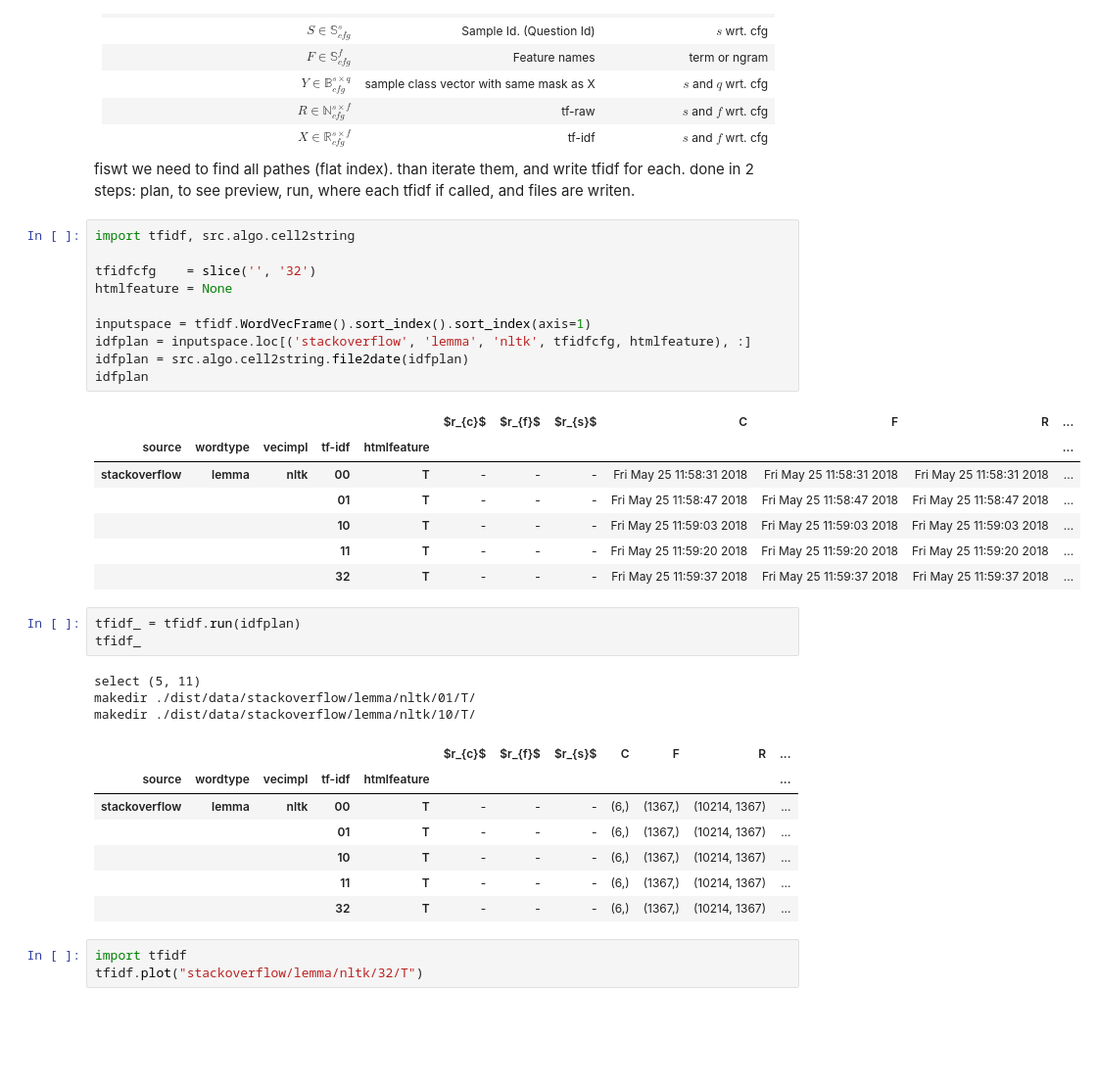
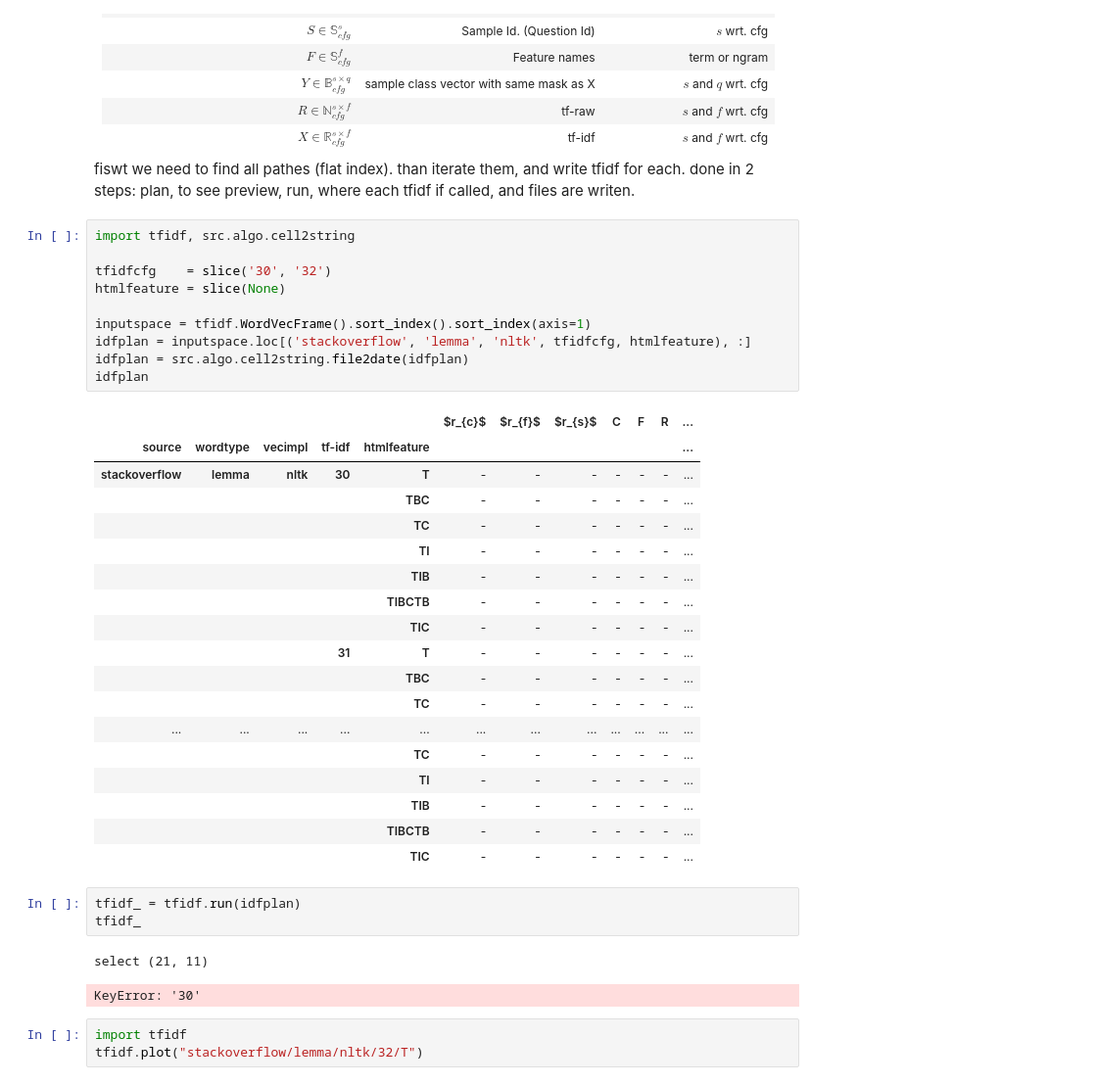
Before and after one commit to glouwa/StackOverflowTopicClustering, a Jupyter notebook: tfidf.ipynb, the cells around one changed output. Shown: that part at 98% size. Cells and saved outputs as stored; diff of their text form; blank space fills up the shorter version.

```diff
--- a/tfidf.ipynb
+++ b/tfidf.ipynb
@@ -52,35 +52,38 @@ done in 2 steps: plan, to see preview, run, where each tfidf if called, and file
 # %%
 import tfidf, src.algo.cell2string
 
-tfidfcfg    = slice('', '32')
-htmlfeature = None
+tfidfcfg    = slice('30', '32')
+htmlfeature = slice(None)
 
 inputspace = tfidf.WordVecFrame().sort_index().sort_index(axis=1)
 idfplan = inputspace.loc[('stackoverflow', 'lemma', 'nltk', tfidfcfg, htmlfeature), :]
 idfplan = src.algo.cell2string.file2date(idfplan)
 idfplan
 # %% [output]
 |  |  |  |  |  | $r_{c}$ | $r_{f}$ | $r_{s}$ | C | F | R | ... |
 | source | wordtype | vecimpl | tf-idf | htmlfeature |  |  |  |  |  |  | ... |
-| stackoverflow | lemma | nltk | 00 | T | - | - | - | Fri May 25 11:58:31 2018 | Fri May 25 11:58:31 2018 | Fri May 25 11:58:31 2018 | ... |
-|  |  |  | 01 | T | - | - | - | Fri May 25 11:58:47 2018 | Fri May 25 11:58:47 2018 | Fri May 25 11:58:47 2018 | ... |
-|  |  |  | 10 | T | - | - | - | Fri May 25 11:59:03 2018 | Fri May 25 11:59:03 2018 | Fri May 25 11:59:03 2018 | ... |
-|  |  |  | 11 | T | - | - | - | Fri May 25 11:59:20 2018 | Fri May 25 11:59:20 2018 | Fri May 25 11:59:20 2018 | ... |
-|  |  |  | 32 | T | - | - | - | Fri May 25 11:59:37 2018 | Fri May 25 11:59:37 2018 | Fri May 25 11:59:37 2018 | ... |
+| stackoverflow | lemma | nltk | 30 | T | - | - | - | - | - | - | ... |
+|  |  |  |  | TBC | - | - | - | - | - | - | ... |
+|  |  |  |  | TC | - | - | - | - | - | - | ... |
+|  |  |  |  | TI | - | - | - | - | - | - | ... |
+|  |  |  |  | TIB | - | - | - | - | - | - | ... |
+|  |  |  |  | TIBCTB | - | - | - | - | - | - | ... |
+|  |  |  |  | TIC | - | - | - | - | - | - | ... |
+|  |  |  | 31 | T | - | - | - | - | - | - | ... |
+|  |  |  |  | TBC | - | - | - | - | - | - | ... |
+|  |  |  |  | TC | - | - | - | - | - | - | ... |
+| ... | ... | ... | ... | ... | ... | ... | ... | ... | ... | ... | ... |
+|  |  |  |  | TC | - | - | - | - | - | - | ... |
+|  |  |  |  | TI | - | - | - | - | - | - | ... |
+|  |  |  |  | TIB | - | - | - | - | - | - | ... |
+|  |  |  |  | TIBCTB | - | - | - | - | - | - | ... |
+|  |  |  |  | TIC | - | - | - | - | - | - | ... |
 # %%
 tfidf_ = tfidf.run(idfplan)
 tfidf_
 # %% [output]
-select (5, 11)
-makedir ./dist/data/stackoverflow/lemma/nltk/01/T/
-makedir ./dist/data/stackoverflow/lemma/nltk/10/T/
+select (21, 11)
-|  |  |  |  |  | $r_{c}$ | $r_{f}$ | $r_{s}$ | C | F | R | ... |
-| source | wordtype | vecimpl | tf-idf | htmlfeature |  |  |  |  |  |  | ... |
-| stackoverflow | lemma | nltk | 00 | T | - | - | - | (6,) | (1367,) | (10214, 1367) | ... |
-|  |  |  | 01 | T | - | - | - | (6,) | (1367,) | (10214, 1367) | ... |
-|  |  |  | 10 | T | - | - | - | (6,) | (1367,) | (10214, 1367) | ... |
-|  |  |  | 11 | T | - | - | - | (6,) | (1367,) | (10214, 1367) | ... |
-|  |  |  | 32 | T | - | - | - | (6,) | (1367,) | (10214, 1367) | ... |
+KeyError: '30'
 # %%
 import tfidf
 tfidf.plot("stackoverflow/lemma/nltk/32/T")
```
Also changed, not shown: 1 other file.
